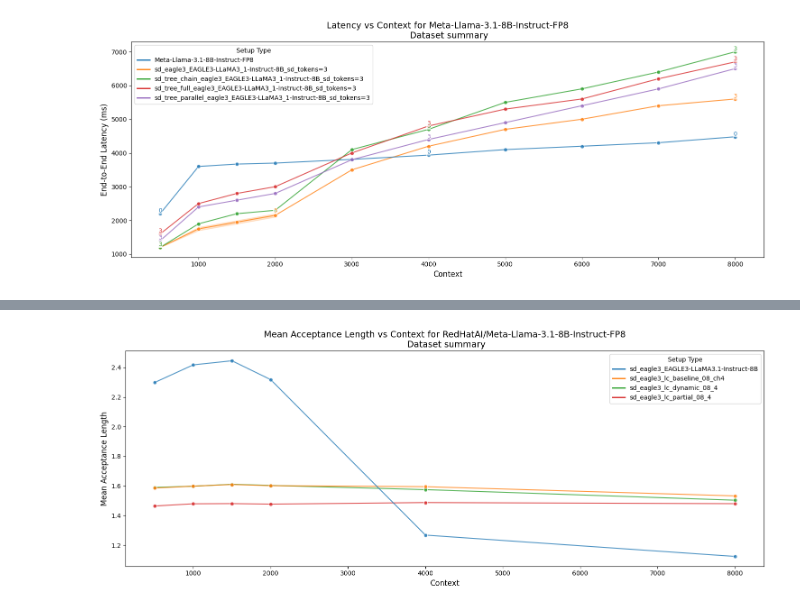
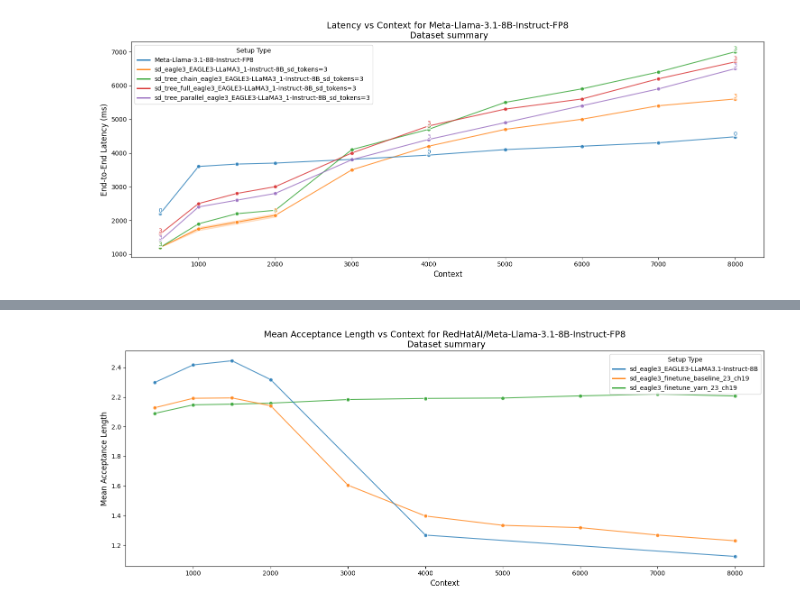
Before and after one commit to Red-Caesar/LCSpec, a Jupyter notebook: analysis/results.ipynb, the cells around one changed output, grey strips where cells are left out. Cells and saved outputs as stored; diff of their text form; code cells hidden in the pictures.

```diff
--- a/analysis/results.ipynb
+++ b/analysis/results.ipynb
@@ -63,7 +112,9 @@ sd_df.sort_values(by=["sd_model_name", "input_tokens"])
 # %%
 dataset_type = "summary"
 model_name = "RedHatAI/Meta-Llama-3.1-8B-Instruct-FP8"
 metric = "mean_acceptance_length"
-plot_2d_rates_vs_context(sd_df, dataset_type, model_name, metric)
+target_setups = ["eagle3_finetune", "eagle3_EAGLE3"]
+sd_df_finetuned = sd_df[sd_df['setup_type'].str.contains('|'.join(target_setups), na=False)]
+plot_2d_rates_vs_context(sd_df_finetuned, dataset_type, model_name, metric)
 # %% [output]
-[figure, old version]
+[figure, new version]
```
Also changed, not shown: parts of 3 cells of this notebook, 9 other files.
